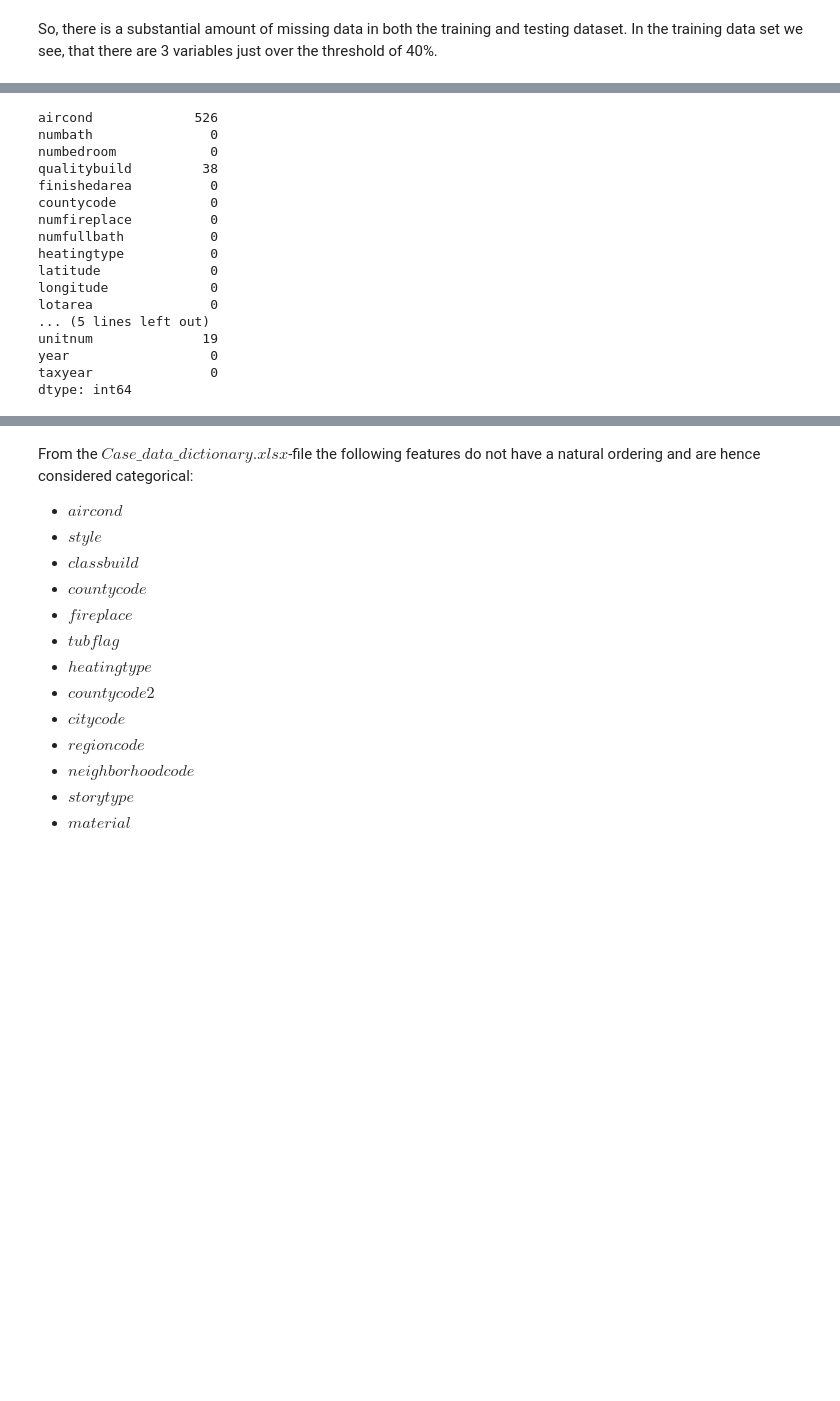
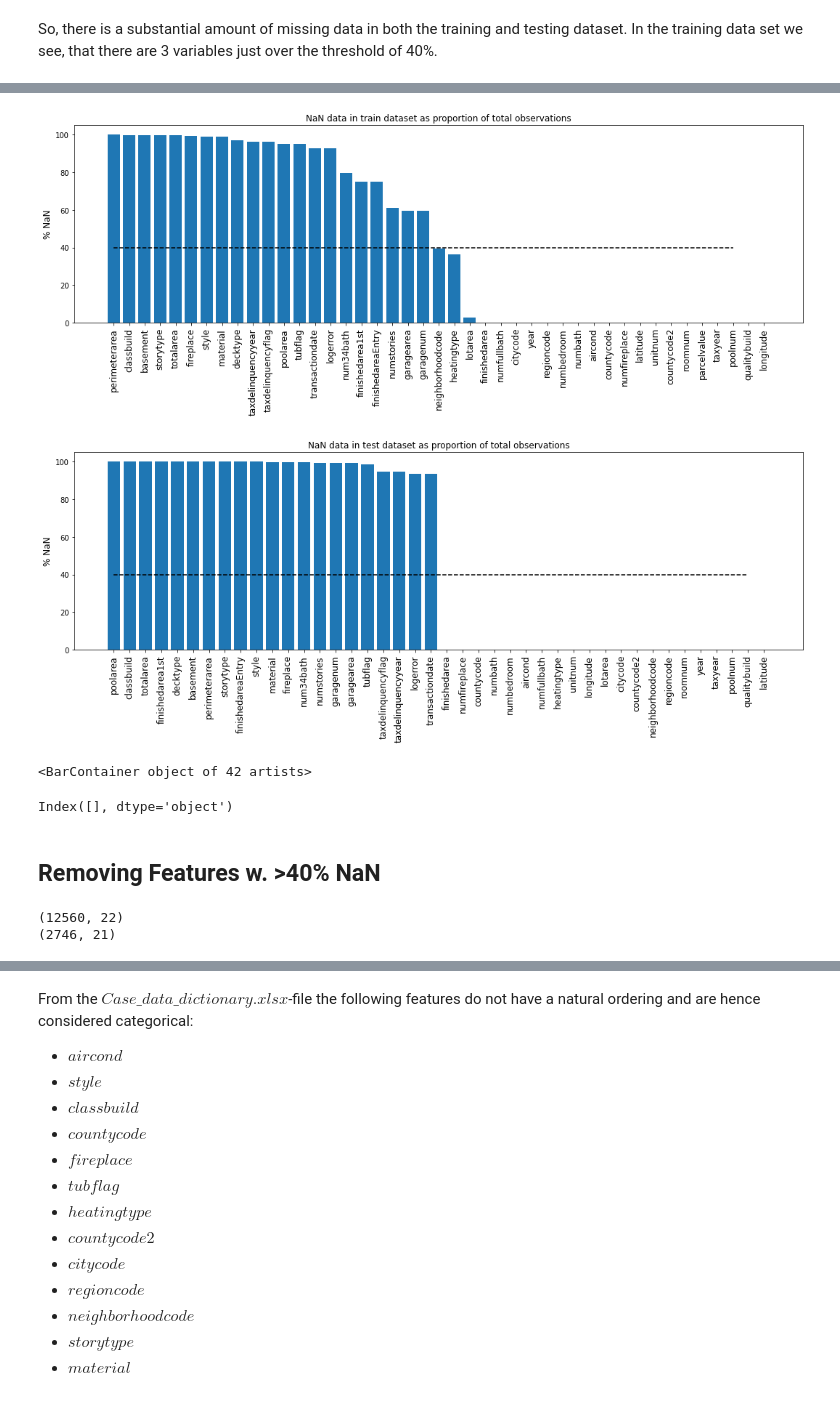
Before and after one commit to MathiasSchindlerCPH/BSE-CML1-repo, a Jupyter notebook: Project1_LinearModels/Mathias_Schindler_linmodels_project.ipynb, the cells around one changed output, grey strips where cells are left out. Cells and saved outputs as stored; diff of their text form; code cells hidden in the pictures; blank space fills up the shorter version.

Commit message:
fill NA values

```diff
--- a/Project1_LinearModels/Mathias_Schindler_linmodels_project.ipynb
+++ b/Project1_LinearModels/Mathias_Schindler_linmodels_project.ipynb
@@ -82,3 +161,37 @@ So, there is a substantial amount of missing data in both the training and testi
+# %%
+# Add features with imputed values
+
+#To training data
+train_clean = train_clean.drop(['poolnum', 'qualitybuild', 'unitnum', 'aircond'], axis = 1)
+train_clean = pd.concat([train_clean, train_imp], axis = 1)
+
+#To testing data
+test_clean = test_clean.drop(['poolnum', 'qualitybuild', 'unitnum', 'aircond'], axis = 1)
+test_clean = pd.concat([test_clean, test_imp], axis = 1)
+# %%
+#Reproduce previous figures for missing data
+make_nan_fig(train_clean, "train")
+make_nan_fig(test_clean, "test")
+# %% [output]
+[figure, added]
+[figure, added]
+<BarContainer object of 42 artists>
+# %%
+# Columns in test w. <50% NaN
+na_test = test_clean.isnull().sum()/len(test_clean)*100
+na_test = na_test.sort_values(ascending = False)
+na_test_u50 = na_test[na_test<50]
+test_u50_col = na_test_u50.index
+
+# Columns in training dataset
+train_col = train_clean.columns
+
+# Difference
+test_u50_col.difference(train_col) #None
+# %% [output]
+Index([], dtype='object')
+# %% [markdown]
+## Removing Features w. >40% NaN
 # %%
 # Remove features w. >40% NaN
 mypct = 0.6
@@ -87,25 +200,12 @@ test_clean = test_clean.dropna(axis = 1, thresh = round(mypct*len(test_clean.ind
 
 # Remove rows w. any NaN
 train_clean = train_clean.dropna(axis = 0)
-print(test_clean.isnull().sum()) #Features 'aircond', 'qualitybuild', 'unitnum' contain NaN in test
+
+print(train_clean.shape)
+print(test_clean.shape)
 # %% [output]
-aircond             526
-numbath               0
-numbedroom            0
-qualitybuild         38
-finishedarea          0
-countycode            0
-numfireplace          0
-numfullbath           0
-heatingtype           0
-latitude              0
-longitude             0
-lotarea               0
-... (5 lines left out)
-unitnum              19
-year                  0
-taxyear               0
-dtype: int64
+(12560, 22)
+(2746, 21)
 # %%
 # Check difference in columns
 def col_diff(df1, df2):
```
Also changed, not shown: parts of 26 cells of this notebook.
